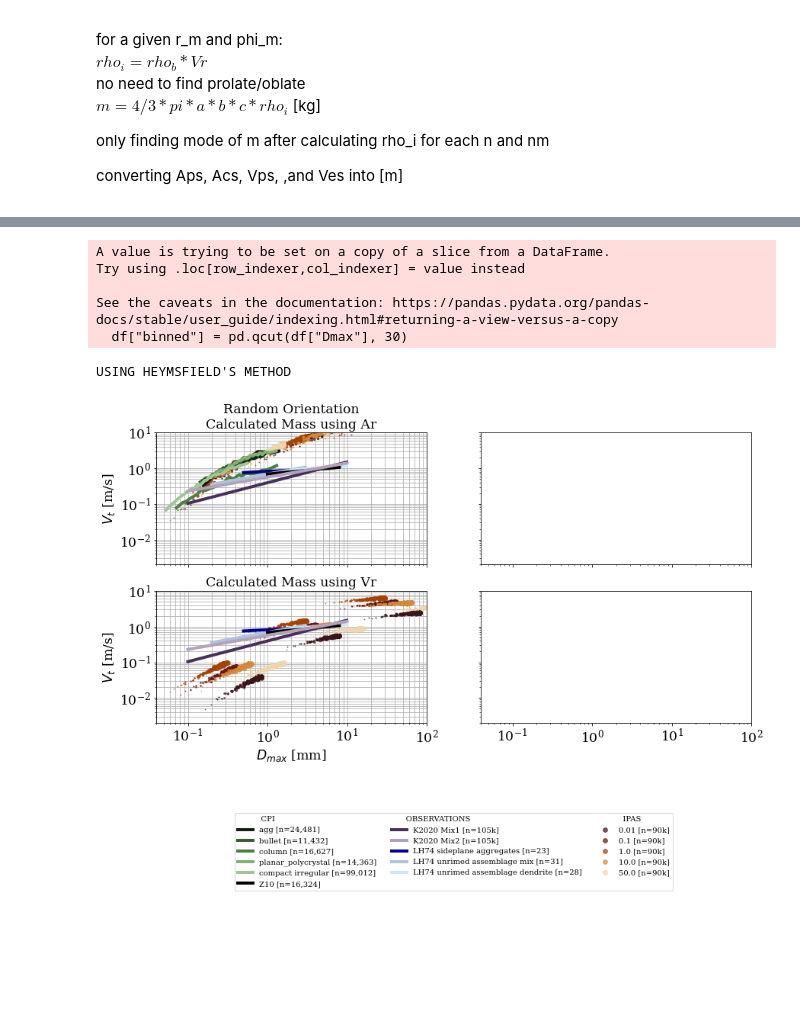
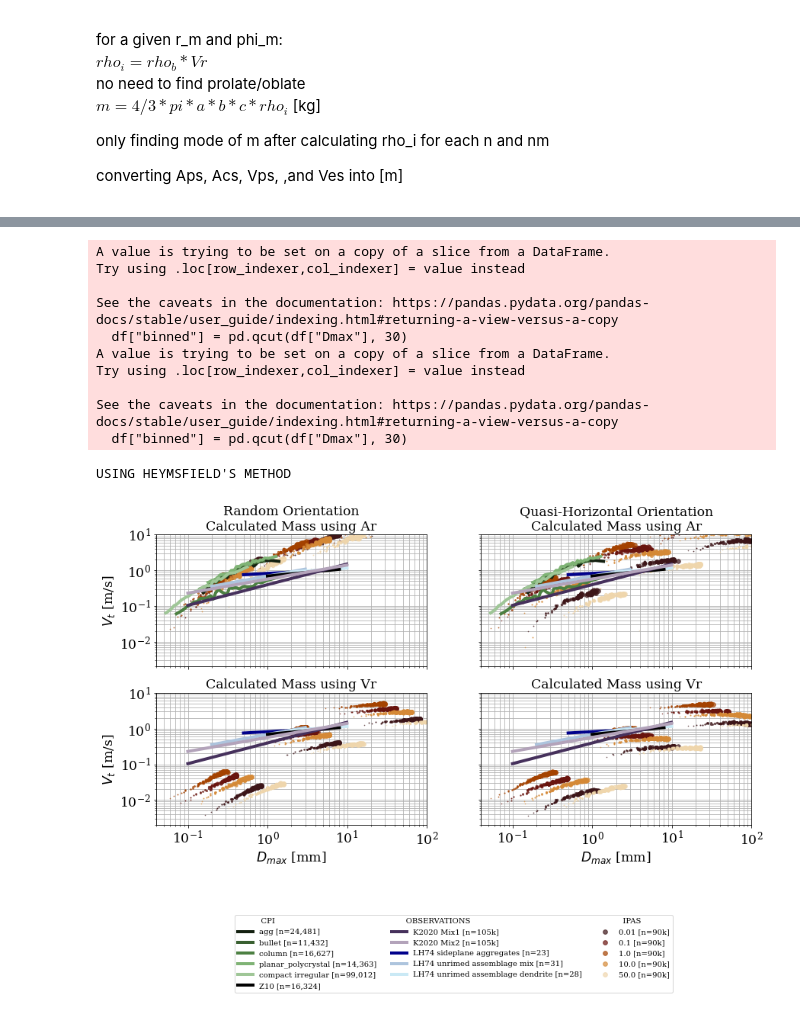
Before and after one commit to vprzybylo/IPAS, a Jupyter notebook: ipas/visualizations/m_D_relationships.ipynb, the cells around one changed output, grey strips where cells are left out. Drawn from its saved outputs; the diff is of its cells as text; code cells hidden in the pictures; blank space fills up the shorter version.

```diff
--- a/ipas/visualizations/m_D_relationships.ipynb
+++ b/ipas/visualizations/m_D_relationships.ipynb
@@ -39,9 +39,9 @@ f = open("../instance_files/mD_vT_vars_rand_1", "rb")
 result_rand = pickle.load(f)
 f.close()
 
-# f = open("../instance_files/mD_vT_vars_flat_1", "rb")
-# result_flat = pickle.load(f)
-# f.close()
+f = open("../instance_files/mD_vT_vars_flat_1", "rb")
+result_flat = pickle.load(f)
+f.close()
 
 #LOAD CPI DATA
 all_campaigns = ['ARM', 'AIRS_II', 'ATTREX', 'ICE_L', 'IPHEX', 'MACPEX', 'MPACE', 'POSIDON']
@@ -137,46 +137,57 @@ p.m_D_plot(title, ylabel,  mflag = 'vol', result_rand=True)
 # %%
 phi_idxs = [0, 1, 2, 3, 4]
 r_idxs = [0, 1, 2]
 fig, ((ax1, ax2), (ax3, ax4)) = plt.subplots(2, 2, figsize=(14,7), sharey=True, sharex=True)
 
-# flag for plotting vt using Mitchells eqs.; otherwise, use Heymsfield
-Mitchell = False
+#which method of equations to follow:
+study = 'Heymsfield'
+
 # RANDOM ORIENTATION
 locals().update(result_rand)
 p = plot.Plots(ax1, df_CPI, agg_as, agg_bs, agg_cs, phi_idxs, r_idxs, Aps, Acs, Vps, Ves, Dmaxs)
 ylabel = "$V_t$ [m/s]"
 title='Random Orientation\nCalculated Mass using Ar'
-p.vt_plot(title, ylabel, mflag = 'area', Mitchell=Mitchell, result_rand=True)
+p.vt_plot(title, ylabel, mflag = 'area', study=study, result_rand=True)
 
-# # QUASI-HORIZONTAL ORIENTATION
-# locals().update(result_flat)
-# p = plot.Plots(ax2, df_CPI, agg_as, agg_bs, agg_cs, phi_idxs, r_idxs, Aps, Acs, Vps, Ves, Dmaxs)
-# title = f"Quasi-Horizontal Orientation\nCalculated Mass using Ar"
-# ylabel = " "
-# p.vt_plot(title, ylabel, mflag = 'area',  Mitchell=Mitchell, result_rand=False)
+# QUASI-HORIZONTAL ORIENTATION
+locals().update(result_flat)
+p = plot.Plots(ax2, df_CPI, agg_as, agg_bs, agg_cs, phi_idxs, r_idxs, Aps, Acs, Vps, Ves, Dmaxs)
+title = f"Quasi-Horizontal Orientation\nCalculated Mass using Ar"
+ylabel = " "
+p.vt_plot(title, ylabel, mflag = 'area',  study=study, result_rand=False)
 
 # RANDOM ORIENTATION
 locals().update(result_rand)
 p = plot.Plots(ax3, df_CPI, agg_as, agg_bs, agg_cs, phi_idxs, r_idxs, Aps, Acs, Vps, Ves, Dmaxs)
 ylabel = "$V_t$ [m/s]"
 title='\nCalculated Mass using Vr'
-p.vt_plot(title, ylabel,  mflag = 'vol', Mitchell=Mitchell, result_rand=True)
+p.vt_plot(title, ylabel,  mflag = 'vol', study=study, result_rand=True)
 
-# # QUASI-HORIZONTAL ORIENTATION
-# locals().update(result_flat)
-# p = plot.Plots(ax4, df_CPI, agg_as, agg_bs, agg_cs, phi_idxs, r_idxs, Aps, Acs, Vps, Ves, Dmaxs)
-# ylabel = " "
-# title='\nCalculated Mass using Vr'
-# p.vt_plot(title, ylabel, mflag = 'vol',  Mitchell=Mitchell, result_rand=False)
-# #plt.savefig('../plots/vt.png', bbox_inches='tight')
+# QUASI-HORIZONTAL ORIENTATION
+locals().update(result_flat)
+p = plot.Plots(ax4, df_CPI, agg_as, agg_bs, agg_cs, phi_idxs, r_idxs, Aps, Acs, Vps, Ves, Dmaxs)
+ylabel = " "
+title='\nCalculated Mass using Vr'
+p.vt_plot(title, ylabel, mflag = 'vol',  study=study, result_rand=False)
+#plt.savefig('../plots/vt.png', bbox_inches='tight')
 
-print("USING MITCHELL'S METHOD") if Mitchell else print("USING HEYMSFIELD'S METHOD")
+if study == 'Mitchell':
+    print("USING MITCHELL'S METHOD")
+elif study == 'Heymsfield':
+    print("USING HEYMSFIELD'S METHOD")
+elif study =='Heymsfield2002':
+    print("USING HEYMSFIELD'S 2002 METHOD")
 # %% [output]
 A value is trying to be set on a copy of a slice from a DataFrame.
 Try using .loc[row_indexer,col_indexer] = value instead
 
 See the caveats in the documentation: https://pandas.pydata.org/pandas-docs/stable/user_guide/indexing.html#returning-a-view-versus-a-copy
   df["binned"] = pd.qcut(df["Dmax"], 30)
+A value is trying to be set on a copy of a slice from a DataFrame.
+Try using .loc[row_indexer,col_indexer] = value instead
+
+See the caveats in the documentation: https://pandas.pydata.org/pandas-docs/stable/user_guide/indexing.html#returning-a-view-versus-a-copy
+  df["binned"] = pd.qcut(df["Dmax"], 30)
 USING HEYMSFIELD'S METHOD
-[figure, old version]
+[figure, new version]
 # %%
```
Also changed, not shown: parts of 4 cells of this notebook, 4 other files.
